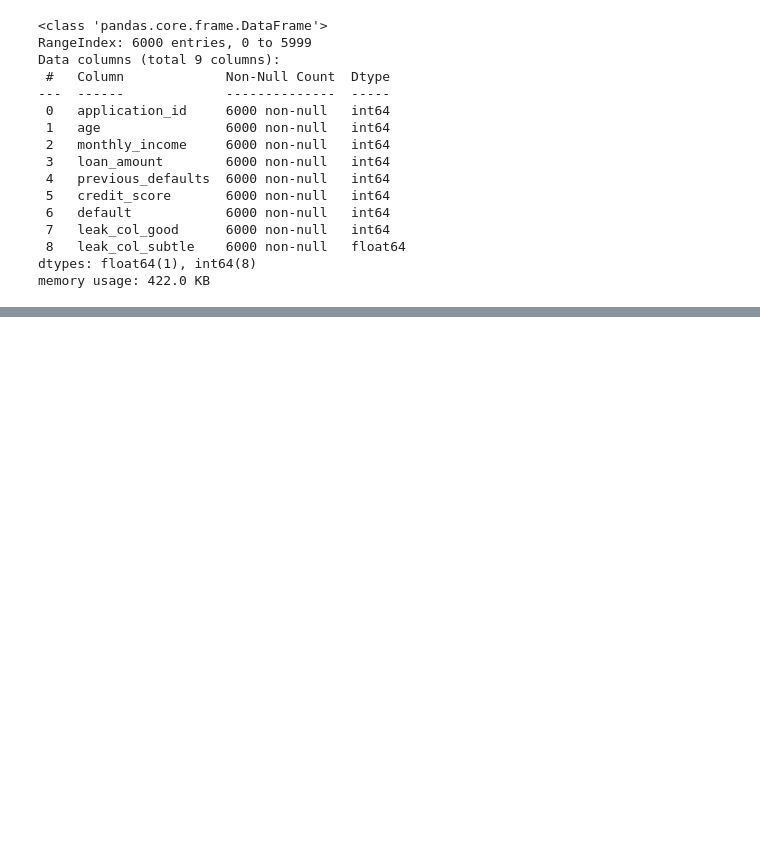
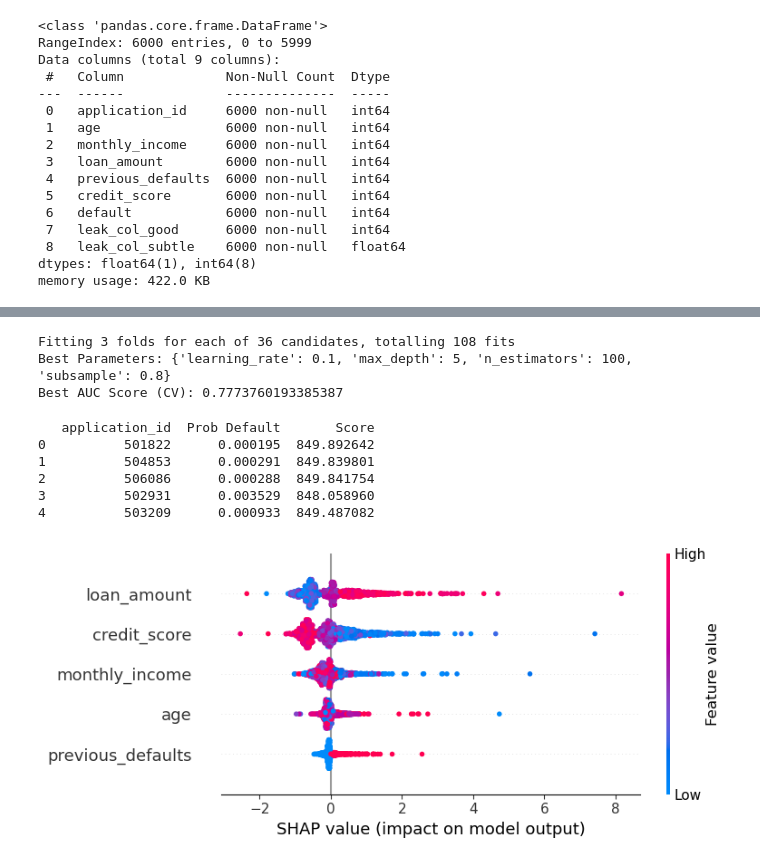
Before and after one commit to Ramadhanul/ds-takehome, a Jupyter notebook: notebooks/B_modeling.ipynb, the cells around one changed output, grey strips where cells are left out. Cells and saved outputs as stored; diff of their text form; code cells hidden in the pictures; blank space fills up the shorter version.

```diff
--- a/notebooks/B_modeling.ipynb
+++ b/notebooks/B_modeling.ipynb
@@ -126,3 +86,78 @@ plt.savefig("shap_top10.png")  # <-- ini yang akan dikumpulkan
+# %%
+from sklearn.model_selection import GridSearchCV
+from sklearn.ensemble import GradientBoostingClassifier
+
+# Definisikan parameter grid
+param_grid = {
+    "n_estimators": [100, 200],
+    "learning_rate": [0.01, 0.1, 0.2],
+    "max_depth": [3, 5, 7],
+    "subsample": [0.8, 1.0]
+}
+
+# Model dasar
+gb = GradientBoostingClassifier(random_state=42)
+
+# GridSearch dengan AUC sebagai scoring
+grid_search = GridSearchCV(
+    estimator=gb,
+    param_grid=param_grid,
+    scoring="roc_auc",
+    cv=3,
+    n_jobs=-1,
+    verbose=1
+)
+
+# Fit ke data train
+grid_search.fit(X_train, y_train)
+
+# Hasil terbaik
+print("Best Parameters:", grid_search.best_params_)
+print("Best AUC Score (CV):", grid_search.best_score_)
+
+best_gb = grid_search.best_estimator_
+# %% [output]
+Fitting 3 folds for each of 36 candidates, totalling 108 fits
+Best Parameters: {'learning_rate': 0.1, 'max_depth': 5, 'n_estimators': 100, 'subsample': 0.8}
+Best AUC Score (CV): 0.7773760193385387
+# %%
+# Prediksi probabilitas default dari model hasil tuning
+probs_best_gb = best_gb.predict_proba(X_test)[:, 1]
+
+# Fungsi untuk konversi ke skor industri (300–850)
+def prob_to_score(prob, min_score=300, max_score=850):
+    return min_score + (1 - prob) * (max_score - min_score)
+
+# Konversi ke skor
+scores = prob_to_score(probs_best_gb)
+
+# Gabungkan dengan ID aplikasi
+score_df = pd.DataFrame({
+    "application_id": df.loc[X_test.index, "application_id"].values,
+    "Prob Default": probs_best_gb,
+    "Score": scores
+})
+
+print(score_df.head())
+# %% [output]
+   application_id  Prob Default       Score
+0          501822      0.000195  849.892642
+1          504853      0.000291  849.839801
+2          506086      0.000288  849.841754
+3          502931      0.003529  848.058960
+4          503209      0.000933  849.487082
+# %%
+import shap
+
+# SHAP explainer
+explainer = shap.Explainer(best_gb)
+shap_values = explainer(X_test)
+
+# Plot top-10 fitur
+shap.summary_plot(shap_values, X_test, max_display=10, show=False)
+plt.savefig("shap_top10_features.png")
+# %% [output]
+[figure, added]
 # %%
 # Ambil 1 nasabah contoh
 sample = X_test.iloc[[0]]
```
Also changed, not shown: parts of 15 cells of this notebook.
